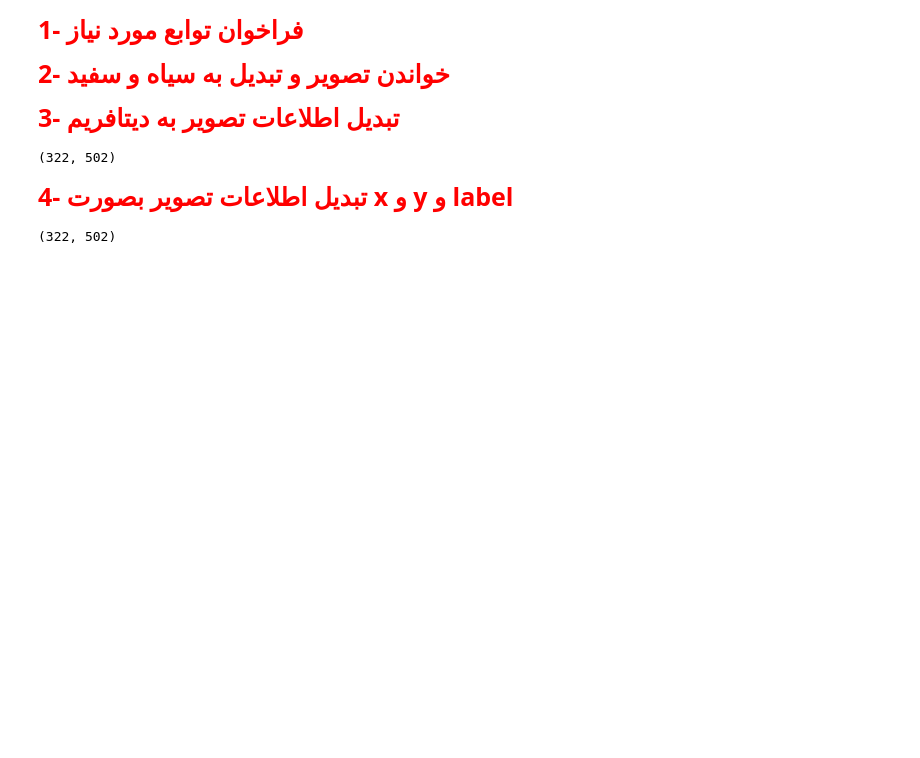
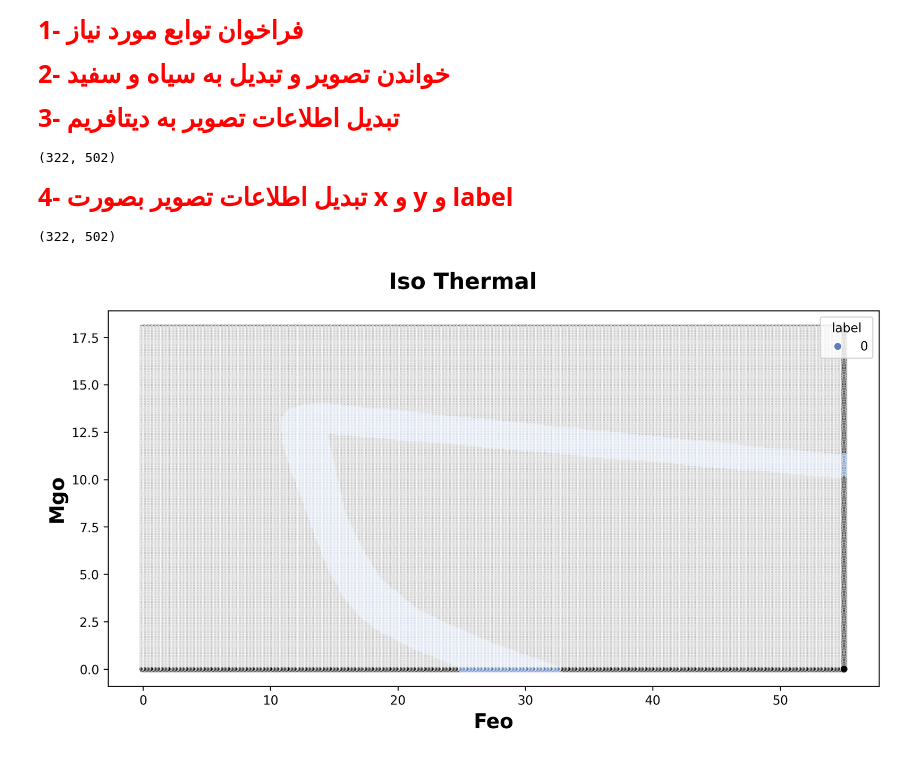
Before and after one commit to heidaralavi/EAF-Data-Analysis, a Jupyter notebook: opencv-codes/opencv.ipynb, the cells around one changed output. Cells and saved outputs as stored; diff of their text form; code cells hidden in the pictures; blank space fills up the shorter version.

```diff
--- a/opencv-codes/opencv.ipynb
+++ b/opencv-codes/opencv.ipynb
@@ -51,32 +55,53 @@ del df
 # %%
 df = pd.read_csv(f"{working_dir}/opencv-images/1.csv",index_col=0)
 print(df.shape)
 
-dic_xscale =dict(zip(range(0,df.shape[1]),np.linspace(start=55,stop=0,num=df.shape[1],endpoint=True).round(2)))
-dic_yscale =dict(zip(range(0,df.shape[0]),np.linspace(start=0,stop=18,num=df.shape[0],endpoint=True).round(2)))
+dic_xscale =dict(zip(range(0,df.shape[1]),np.linspace(start=0,stop=55,num=df.shape[1]).round(2)))
+dic_yscale =dict(zip(range(0,df.shape[0]),np.linspace(start=18,stop=0,num=df.shape[0]).round(2)))
 dicxy = {}
 xlist = []
 ylist = []
 label = []
 for i in range(df.shape[1]):
     for j in range(df.shape[0]):
         if df.iloc[j,i]== 255:
             xlist.append(dic_xscale[i])
             ylist.append(dic_yscale[j])
             label.append(1)
         if df.iloc[j,i]== 0:
             xlist.append(dic_xscale[i])
             ylist.append(dic_yscale[j])
             label.append(0)
 dicxy['x'] = xlist
 dicxy['y'] = ylist
 dicxy['label'] = label
 xydf = pd.DataFrame(dicxy)
+#------------------- Plotting the image -------------------
+fig = plt.figure(figsize=(9.6,5.4),dpi=300)
+fig.suptitle('Iso Thermal', fontsize=18,fontweight='bold')
+ax1 = fig.subplots(1,1)
+ax1.set_xlabel('Feo', fontsize=16,fontweight='bold')
+ax1.set_ylabel('Mgo', fontsize=16,fontweight='bold')
+#ax1.xaxis.set_major_locator(ticker.MultipleLocator(0.01))
+cmap = sns.color_palette("deep", as_cmap=True)
+sns.scatterplot(
+    data=xydf,
+    x='x',
+    y='y',
+    hue='label',
+    hue_order=[0],
+    palette= cmap,
+    alpha=0.9,
+    markers='.',
+    )
+fig.tight_layout()
+#plt.savefig(f'{working_dir}/presentation/coke-1030-tsne-clusters.jpg')
+plt.show()
 
 
 
-
-#xydf.to_csv(f"{working_dir}/opencv-images/1xy.csv", index=True,header=True)
+xydf.to_csv(f"{working_dir}/opencv-images/1xy.csv", index=True,header=True)
 del xydf,df,dicxy
 # %% [output]
 (322, 502)
+[figure, added]
```
Also changed, not shown: parts of 1 cell of this notebook.
